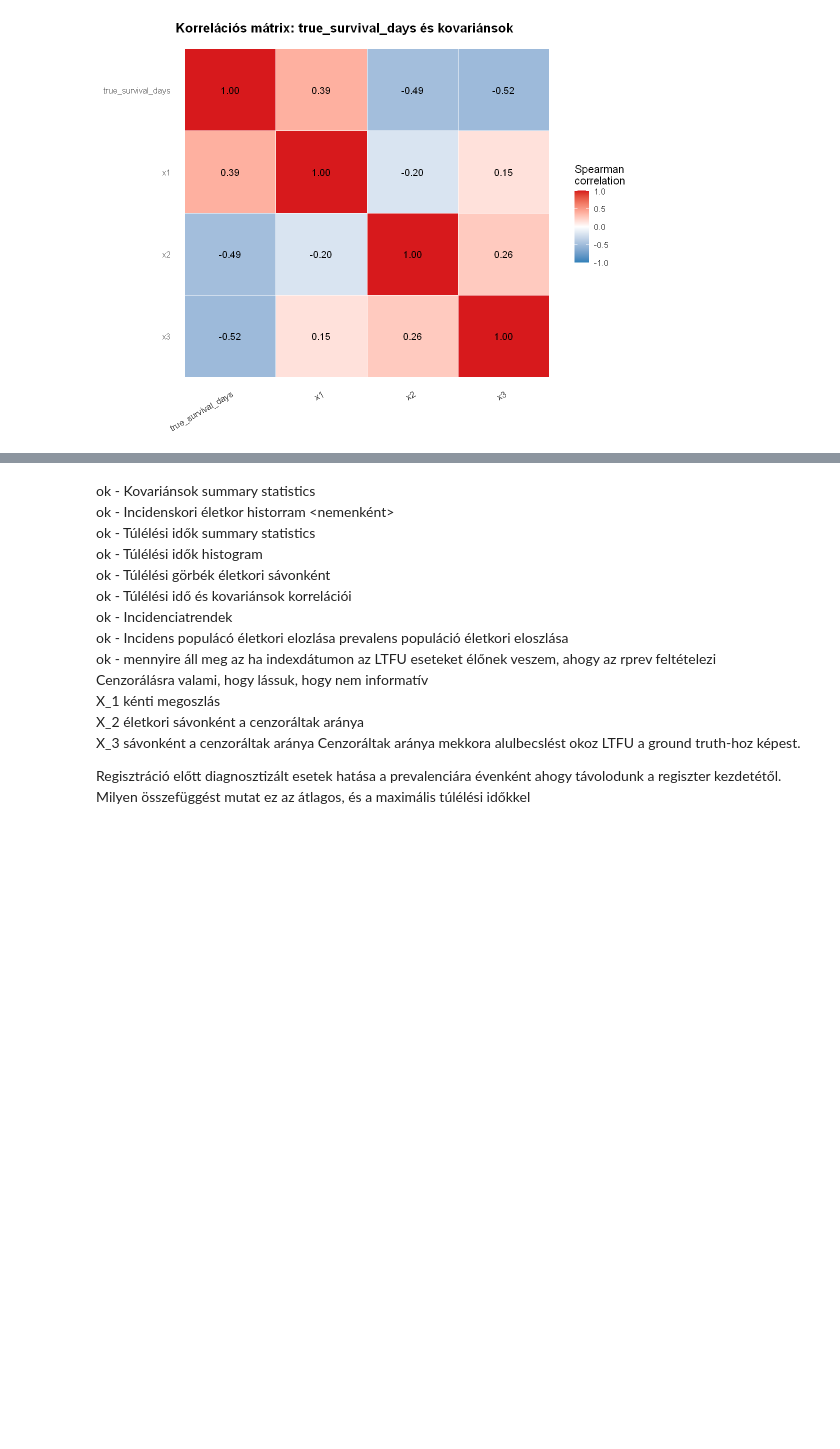
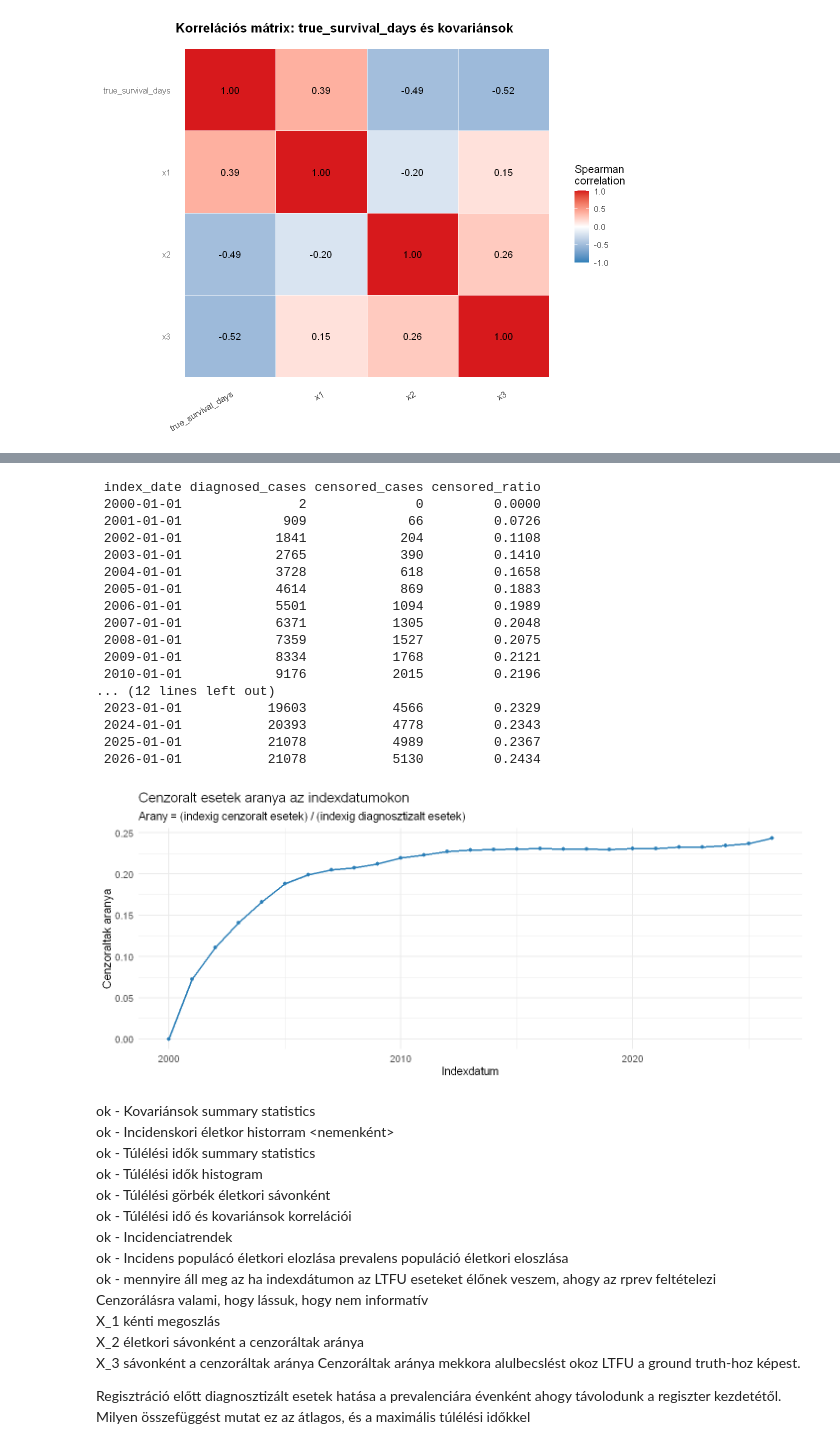
Before and after one commit to lrado1/rprev-ext, a Jupyter notebook: notebooks/synthetic_registry_yearly.ipynb, the cells around one changed output, grey strips where cells are left out. Cells and saved outputs as stored; diff of their text form; code cells hidden in the pictures; blank space fills up the shorter version.

```diff
--- a/notebooks/synthetic_registry_yearly.ipynb
+++ b/notebooks/synthetic_registry_yearly.ipynb
@@ -873,3 +908,79 @@ ggplot(ltfu_impact, aes(x = index_date, y = delta)) +
+# %%
+# Cenzoráltak aránya az index dátumok szerint
+library(dplyr)
+library(ggplot2)
+
+df_censor <- synthetic_registry
+
+required_cols <- c("diagnosis_date_D", "last_followup_date_F", "event_observed_delta")
+if (!all(required_cols %in% names(df_censor))) {
+  stop("Missing required columns for censoring ratio analysis.")
+}
+
+d_diag <- as.Date(df_censor$diagnosis_date_D)
+d_obs <- as.Date(df_censor$last_followup_date_F)
+delta_obs <- as.integer(df_censor$event_observed_delta)
+
+time_cfg <- attr(df_censor, "time_config")
+if (!is.null(time_cfg) && all(c("t_min", "t_end") %in% names(time_cfg))) {
+  start_year <- as.integer(format(as.Date(time_cfg$t_min), "%Y"))
+  end_year <- as.integer(format(as.Date(time_cfg$t_end), "%Y"))
+} else {
+  start_year <- as.integer(format(min(d_diag, na.rm = TRUE), "%Y"))
+  end_year <- as.integer(format(max(d_obs, na.rm = TRUE), "%Y"))
+}
+
+index_dates <- as.Date(sprintf("%04d-01-01", seq.int(start_year, end_year)))
+
+censor_ratio <- dplyr::bind_rows(lapply(index_dates, function(idx) {
+  diagnosed <- d_diag <= idx
+  censored_by_index <- diagnosed & (delta_obs == 0L) & (d_obs <= idx)
+
+  diagnosed_n <- sum(diagnosed, na.rm = TRUE)
+  censored_n <- sum(censored_by_index, na.rm = TRUE)
+  ratio <- if (diagnosed_n > 0) censored_n / diagnosed_n else NA_real_
+
+  data.frame(
+    index_date = idx,
+    diagnosed_cases = diagnosed_n,
+    censored_cases = censored_n,
+    censored_ratio = ratio
+  )
+})) %>%
+  dplyr::mutate(censored_ratio = round(censored_ratio, 4))
+
+print(censor_ratio, row.names = FALSE)
+
+options(repr.plot.width = 12, repr.plot.height = 5)
+ggplot(censor_ratio, aes(x = index_date, y = censored_ratio)) +
+  geom_line(color = "#2c7fb8", linewidth = 1.1) +
+  geom_point(color = "#2c7fb8", size = 2) +
+  theme_minimal(base_size = 14) +
+  labs(
+    title = "Cenzoralt esetek aranya az indexdatumokon",
+    subtitle = "Arany = (indexig cenzoralt esetek) / (indexig diagnosztizalt esetek)",
+    x = "Indexdatum",
+    y = "Cenzoraltak aranya"
+  )
+# %% [output]
+ index_date diagnosed_cases censored_cases censored_ratio
+ 2000-01-01               2              0         0.0000
+ 2001-01-01             909             66         0.0726
+ 2002-01-01            1841            204         0.1108
+ 2003-01-01            2765            390         0.1410
+ 2004-01-01            3728            618         0.1658
+ 2005-01-01            4614            869         0.1883
+ 2006-01-01            5501           1094         0.1989
+ 2007-01-01            6371           1305         0.2048
+ 2008-01-01            7359           1527         0.2075
+ 2009-01-01            8334           1768         0.2121
+ 2010-01-01            9176           2015         0.2196
+... (12 lines left out)
+ 2023-01-01           19603           4566         0.2329
+ 2024-01-01           20393           4778         0.2343
+ 2025-01-01           21078           4989         0.2367
+ 2026-01-01           21078           5130         0.2434
+[figure, added]
 # %% [markdown]
 ok - Kovariánsok summary statistics
 ok - Incidenskori életkor historram <nemenként>
```
Also changed, not shown: parts of 2 cells of this notebook.
